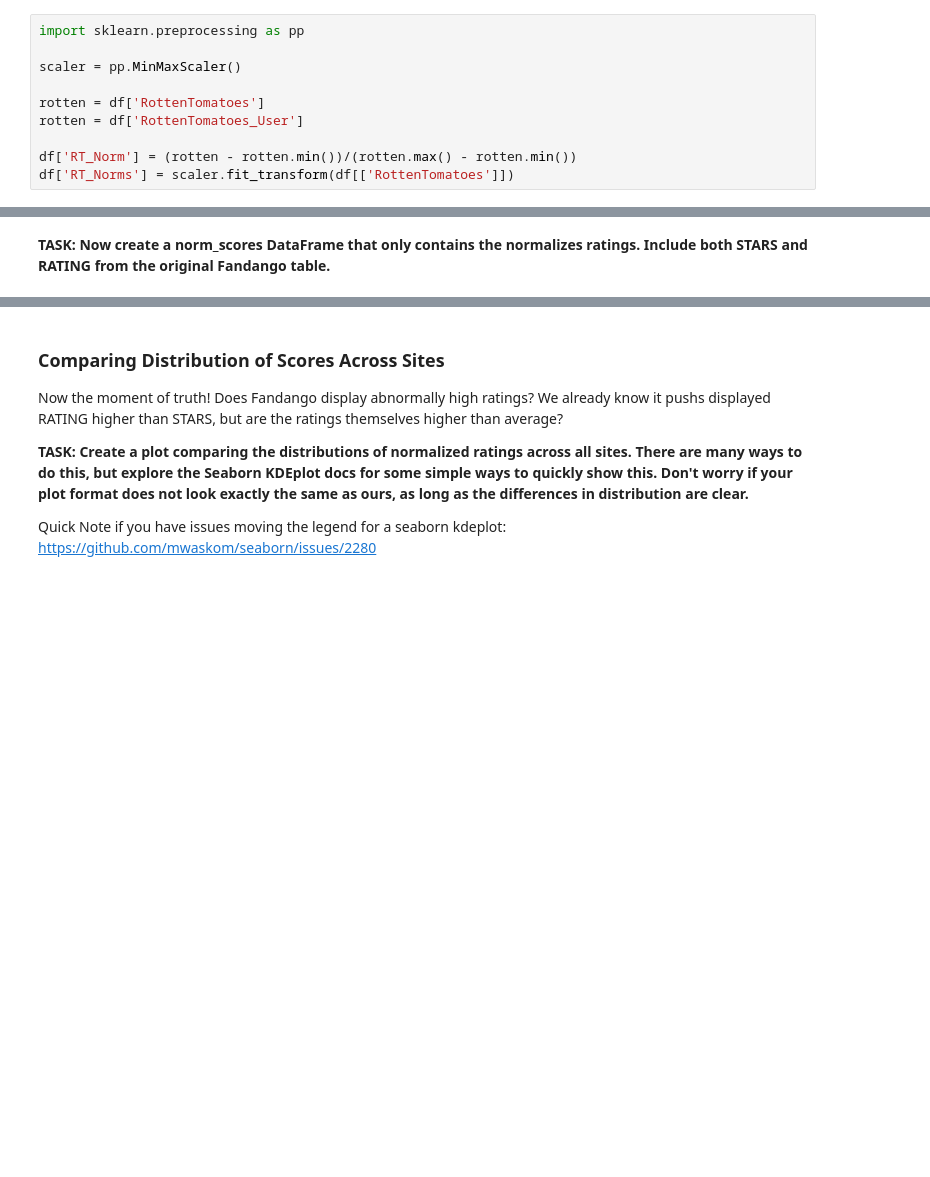
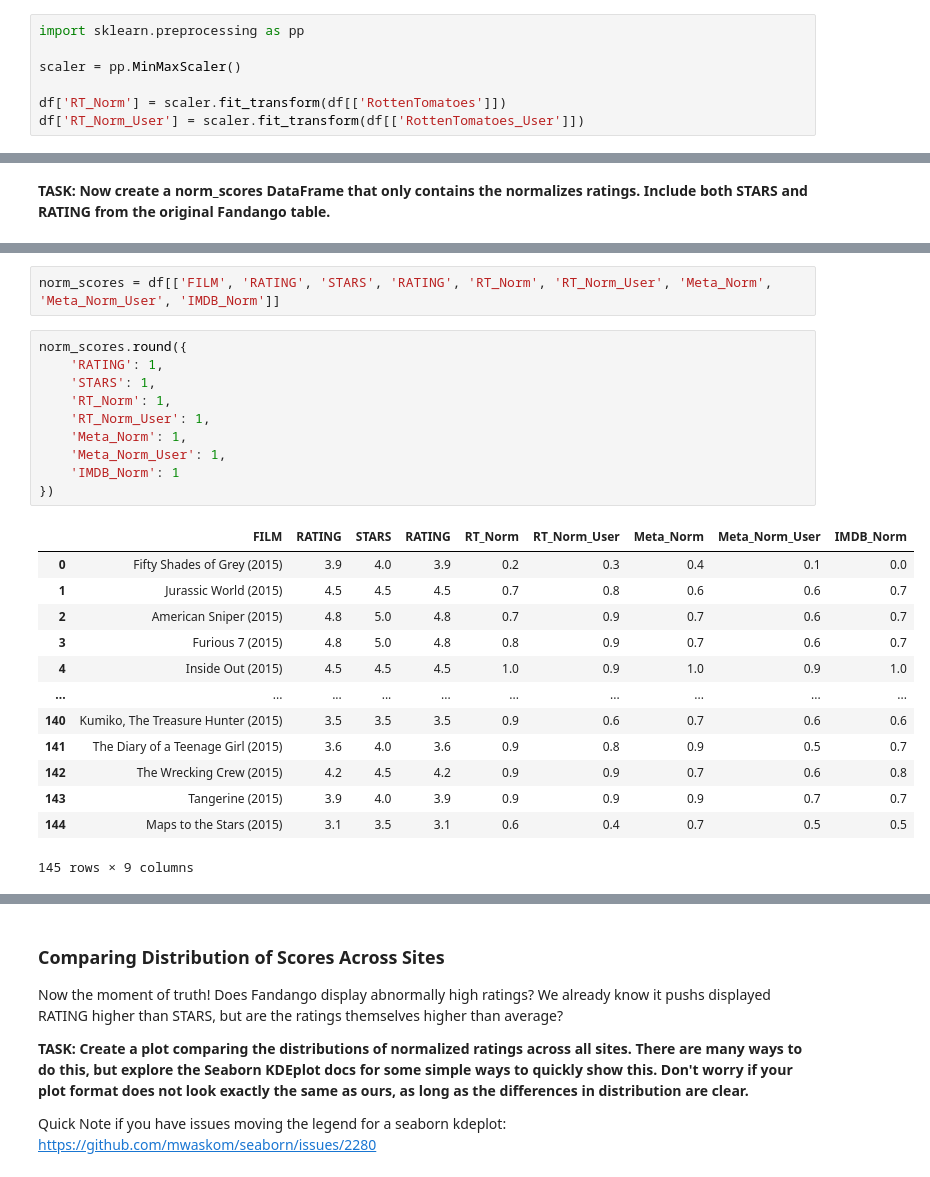
Before and after one commit to Cotidie/STEADY, a Jupyter notebook: data-science/04-movie-rating-project.ipynb, the cells around one changed output, grey strips where cells are left out. Saved outputs shown, nothing was run; the diff lists cells and outputs as text; blank space fills up the shorter version.

```diff
--- a/data-science/04-movie-rating-project.ipynb
+++ b/data-science/04-movie-rating-project.ipynb
@@ -553,8 +553,5 @@ import sklearn.preprocessing as pp
 
 scaler = pp.MinMaxScaler()
 
-rotten = df['RottenTomatoes']
-rotten = df['RottenTomatoes_User']
-
-df['RT_Norm'] = (rotten - rotten.min())/(rotten.max() - rotten.min())
-df['RT_Norms'] = scaler.fit_transform(df[['RottenTomatoes']])
+df['RT_Norm'] = scaler.fit_transform(df[['RottenTomatoes']])
+df['RT_Norm_User'] = scaler.fit_transform(df[['RottenTomatoes_User']])
@@ -580,0 +565,26 @@ df['RT_Norms'] = scaler.fit_transform(df[['RottenTomatoes']])
+# %%
+norm_scores = df[['FILM', 'RATING', 'STARS', 'RATING', 'RT_Norm', 'RT_Norm_User', 'Meta_Norm', 'Meta_Norm_User', 'IMDB_Norm']]
+# %%
+norm_scores.round({
+    'RATING': 1,
+    'STARS': 1,
+    'RT_Norm': 1,
+    'RT_Norm_User': 1,
+    'Meta_Norm': 1,
+    'Meta_Norm_User': 1,
+    'IMDB_Norm': 1
+})
+# %% [output]
+|  | FILM | RATING | STARS | RATING | RT_Norm | RT_Norm_User | Meta_Norm | Meta_Norm_User | IMDB_Norm |
+| 0 | Fifty Shades of Grey (2015) | 3.9 | 4.0 | 3.9 | 0.2 | 0.3 | 0.4 | 0.1 | 0.0 |
+| 1 | Jurassic World (2015) | 4.5 | 4.5 | 4.5 | 0.7 | 0.8 | 0.6 | 0.6 | 0.7 |
+| 2 | American Sniper (2015) | 4.8 | 5.0 | 4.8 | 0.7 | 0.9 | 0.7 | 0.6 | 0.7 |
+| 3 | Furious 7 (2015) | 4.8 | 5.0 | 4.8 | 0.8 | 0.9 | 0.7 | 0.6 | 0.7 |
+| 4 | Inside Out (2015) | 4.5 | 4.5 | 4.5 | 1.0 | 0.9 | 1.0 | 0.9 | 1.0 |
+| ... | ... | ... | ... | ... | ... | ... | ... | ... | ... |
+| 140 | Kumiko, The Treasure Hunter (2015) | 3.5 | 3.5 | 3.5 | 0.9 | 0.6 | 0.7 | 0.6 | 0.6 |
+| 141 | The Diary of a Teenage Girl (2015) | 3.6 | 4.0 | 3.6 | 0.9 | 0.8 | 0.9 | 0.5 | 0.7 |
+| 142 | The Wrecking Crew (2015) | 4.2 | 4.5 | 4.2 | 0.9 | 0.9 | 0.7 | 0.6 | 0.8 |
+| 143 | Tangerine (2015) | 3.9 | 4.0 | 3.9 | 0.9 | 0.9 | 0.9 | 0.7 | 0.7 |
+| 144 | Maps to the Stars (2015) | 3.1 | 3.5 | 3.1 | 0.6 | 0.4 | 0.7 | 0.5 | 0.5 |
+145 rows × 9 columns
```
Also changed, not shown: parts of 13 cells of this notebook, 6 other files.
